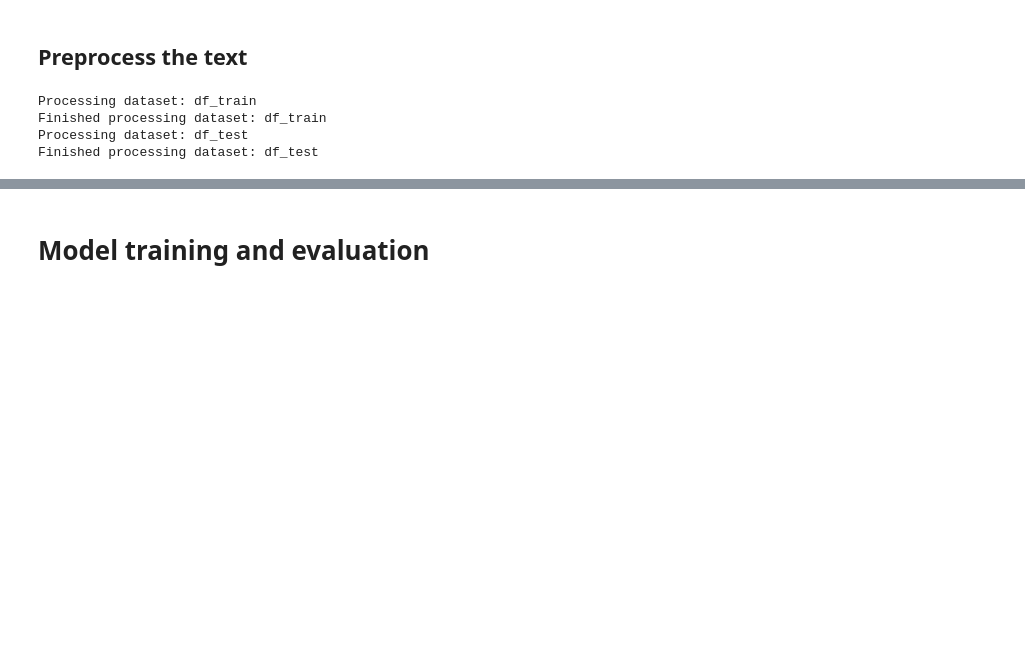
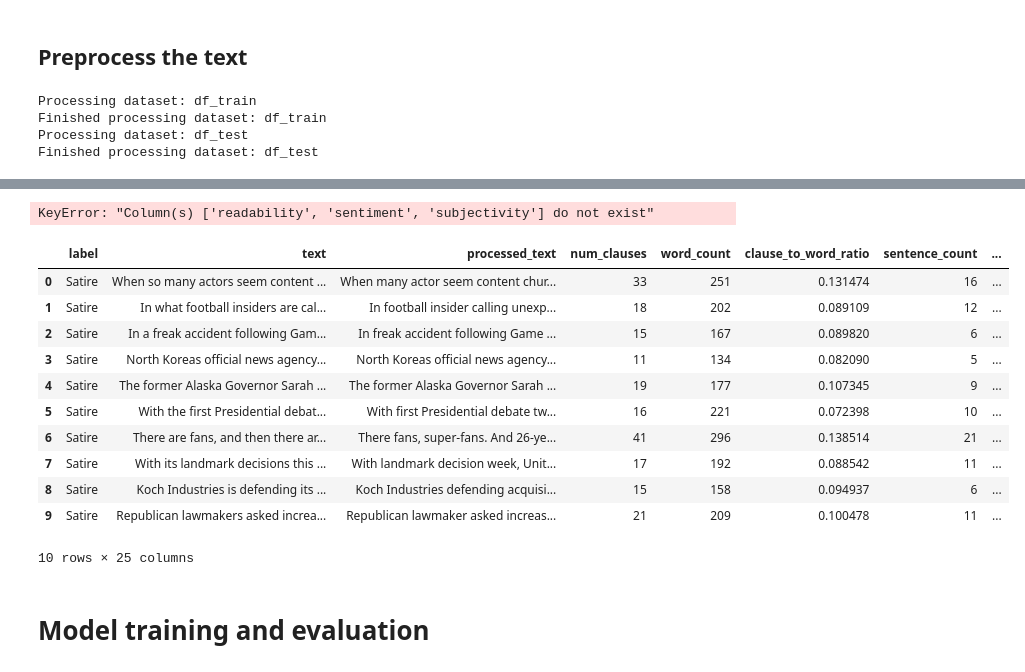
Before and after one commit to CS4248-Team46/CS4248_Group_46_project, a Jupyter notebook: LUN.ipynb, the cells around one changed output, grey strips where cells are left out. Drawn from its saved outputs; the diff is of its cells as text; code cells hidden in the pictures; blank space fills up the shorter version.

```diff
--- a/LUN.ipynb
+++ b/LUN.ipynb
@@ -184,0 +200,16 @@ Finished processing dataset: df_test
+# %%
+def count_words(text):
+    words = word_tokenize(text)
+    return len(words)
+
+# Assuming df_train and df_test are already defined and have a column 'processed_text'
+df_train['word_count'] = df_train['processed_text'].apply(count_words)
+df_test['word_count'] = df_test['processed_text'].apply(count_words)
+
+# Convert DataFrame columns to NumPy arrays
+word_count_train = df_train['word_count'].to_numpy()
+word_count_test = df_test['word_count'].to_numpy()
+
+# Save the arrays to .npy files
+np.save('word_count_train.npy', word_count_train)
+np.save('word_count_test.npy', word_count_test)
@@ -184,0 +291,8 @@ Finished processing dataset: df_test
+# %%
+# Function to compute sentiment polarity
+def get_sentiment(text):
+    return TextBlob(text).sentiment.polarity
+
+# Computing sentiment for each article
+df_train['sentiment'] = df_train['processed_text'].apply(get_sentiment)
+df_test['sentiment'] = df_test['processed_text'].apply(get_sentiment)
@@ -184,0 +301,8 @@ Finished processing dataset: df_test
+# %%
+# Function to compute subjectivity
+def get_subjectivity(text):
+    return TextBlob(text).sentiment.subjectivity
+
+# Computing subjectivity for each article
+df_train['subjectivity'] = df_train['processed_text'].apply(get_subjectivity)
+df_test['subjectivity'] = df_test['processed_text'].apply(get_subjectivity)
@@ -185,3 +398,51 @@ Finished processing dataset: df_test
+# %%
+# Calculate mean values for sentiment, readability, and subjectivity by news category
+mean_values = df_train.groupby('label').agg({
+    'sentiment': 'mean',
+    'readability': 'mean',
+    'subjectivity': 'mean'
+}).reset_index()
+
+# Plotting
+plt.figure(figsize=(18, 6))
+
+# Sentiment
+plt.subplot(1, 3, 1)
+sns.barplot(x='label', y='sentiment', data=mean_values)
+plt.title('Average Sentiment by News Category')
+plt.xticks(rotation=45)
+
+# Readability
+plt.subplot(1, 3, 2)
+sns.barplot(x='label', y='readability', data=mean_values)
+plt.title('Average Readability by News Category')
+plt.xticks(rotation=45)
+
+# Subjectivity
+plt.subplot(1, 3, 3)
+sns.barplot(x='label', y='subjectivity', data=mean_values)
+plt.title('Average Subjectivity by News Category')
+plt.xticks(rotation=45)
+
+plt.tight_layout()
+plt.show()
+# %% [output]
+KeyError: "Column(s) ['readability', 'sentiment', 'subjectivity'] do not exist"
+# %%
+df_test.head(10)
+# %% [output]
+|  | label | text | processed_text | num_clauses | word_count | clause_to_word_ratio | sentence_count | ... |
+| 0 | Satire | When so many actors seem content ... | When many actor seem content chur... | 33 | 251 | 0.131474 | 16 | ... |
+| 1 | Satire | In what football insiders are cal... | In football insider calling unexp... | 18 | 202 | 0.089109 | 12 | ... |
+| 2 | Satire | In a freak accident following Gam... | In freak accident following Game ... | 15 | 167 | 0.089820 | 6 | ... |
+| 3 | Satire | North Koreas official news agency... | North Koreas official news agency... | 11 | 134 | 0.082090 | 5 | ... |
+| 4 | Satire | The former Alaska Governor Sarah ... | The former Alaska Governor Sarah ... | 19 | 177 | 0.107345 | 9 | ... |
+| 5 | Satire | With the first Presidential debat... | With first Presidential debate tw... | 16 | 221 | 0.072398 | 10 | ... |
+| 6 | Satire | There are fans, and then there ar... | There fans, super-fans. And 26-ye... | 41 | 296 | 0.138514 | 21 | ... |
+| 7 | Satire | With its landmark decisions this ... | With landmark decision week, Unit... | 17 | 192 | 0.088542 | 11 | ... |
+| 8 | Satire | Koch Industries is defending its ... | Koch Industries defending acquisi... | 15 | 158 | 0.094937 | 6 | ... |
+| 9 | Satire | Republican lawmakers asked increa... | Republican lawmaker asked increas... | 21 | 209 | 0.100478 | 11 | ... |
+10 rows × 25 columns
 # %% [markdown]
 # Model training and evaluation
 # %%
```
Also changed, not shown: parts of 28 cells of this notebook, 29 other files.
